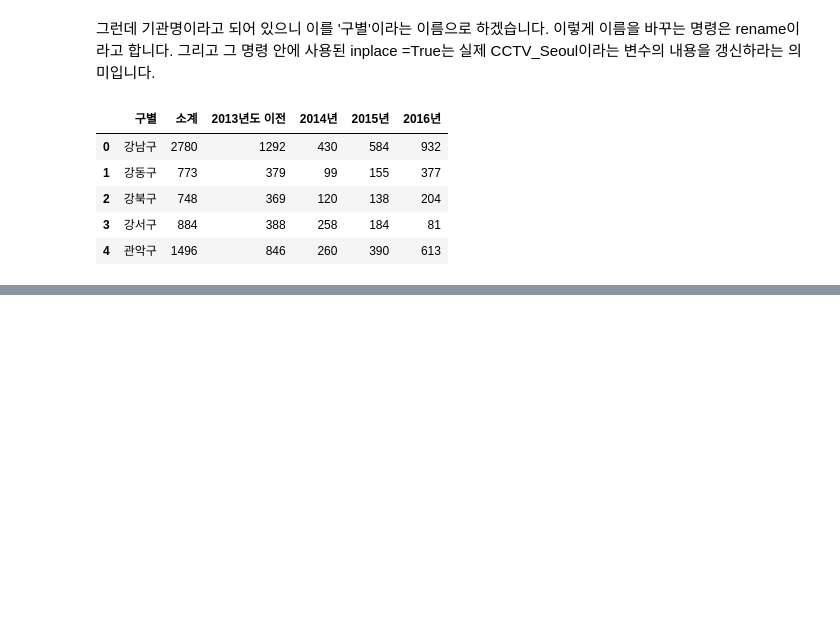
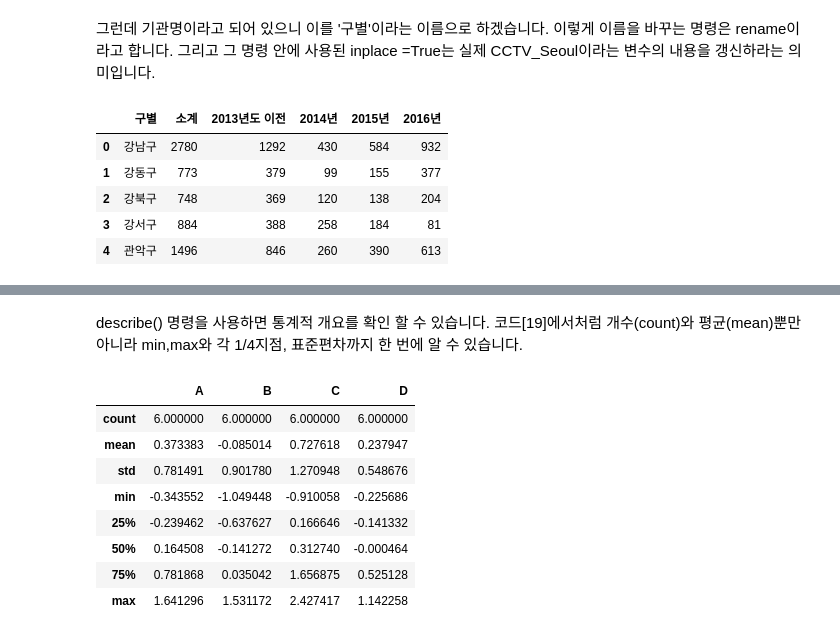
Before and after one commit to goldang01/DataScience_Study, a Jupyter notebook: Chapter 1.ipynb, the cells around one changed output, grey strips where cells are left out. Drawn from its saved outputs; the diff is of its cells as text; code cells hidden in the pictures; blank space fills up the shorter version.

```diff
--- a/Chapter 1.ipynb
+++ b/Chapter 1.ipynb
@@ -40,0 +116,3 @@ CCTV_Seoul.head()
+# %%
+dates = pd.date_range('20130101', periods = 6 )
+dates
@@ -40,0 +125,4 @@ CCTV_Seoul.head()
+# %%
+df = pd.DataFrame(np.random.randn(6,4), index=dates, columns = ['A','B','C','D'])
+
+df
@@ -40,0 +186,14 @@ CCTV_Seoul.head()
+# %% [markdown]
+describe() 명령을 사용하면 통계적 개요를 확인 할 수 있습니다. 코드[19]에서처럼 개수(count)와 평균(mean)뿐만 아니라 min,max와 각 1/4지점, 표준편차까지 한 번에 알 수 있습니다.
+# %%
+df.describe()
+# %% [output]
+|  | A | B | C | D |
+| count | 6.000000 | 6.000000 | 6.000000 | 6.000000 |
+| mean | 0.373383 | -0.085014 | 0.727618 | 0.237947 |
+| std | 0.781491 | 0.901780 | 1.270948 | 0.548676 |
+| min | -0.343552 | -1.049448 | -0.910058 | -0.225686 |
+| 25% | -0.239462 | -0.637627 | 0.166646 | -0.141332 |
+| 50% | 0.164508 | -0.141272 | 0.312740 | -0.000464 |
+| 75% | 0.781868 | 0.035042 | 1.656875 | 0.525128 |
+| max | 1.641296 | 1.531172 | 2.427417 | 1.142258 |
```
Also changed, not shown: parts of 33 cells of this notebook, 1 other file.
